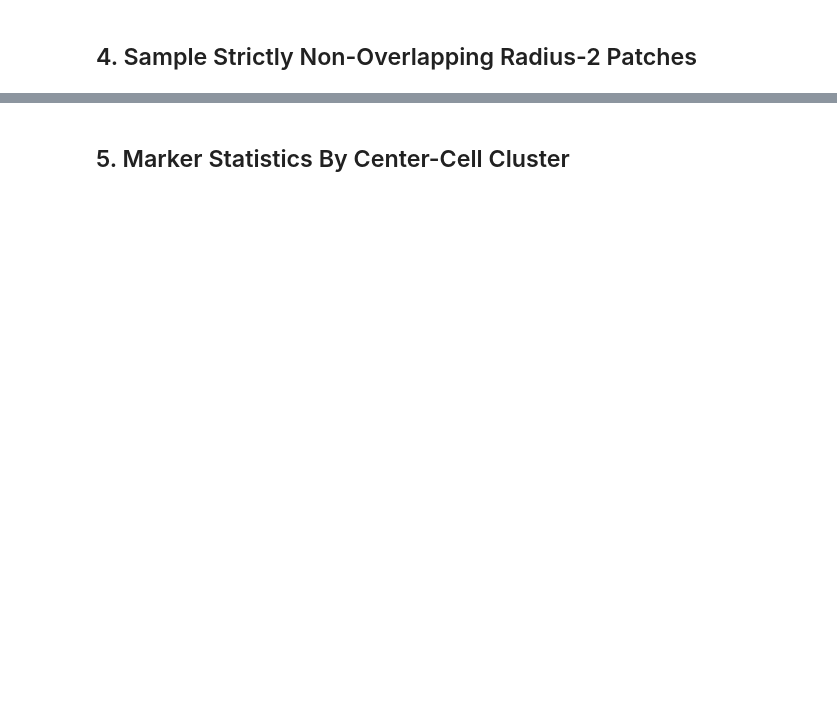
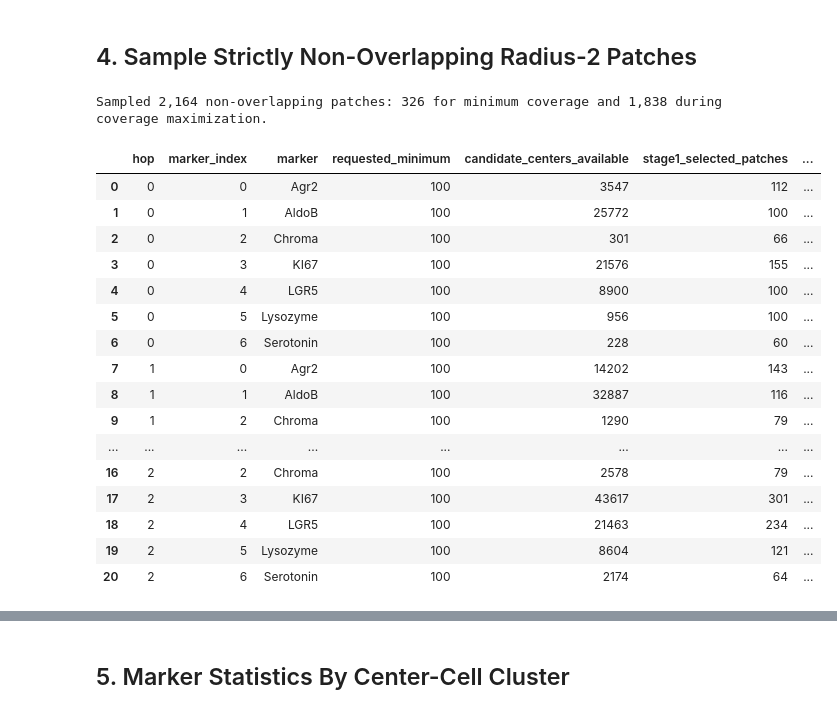
Before and after one commit to fskovbo/organoid_GNN, a Jupyter notebook: experiments/patch_composition_sampling_analysis.ipynb, the cells around one changed output, grey strips where cells are left out. Drawn from its saved outputs; the diff is of its cells as text; code cells hidden in the pictures; blank space fills up the shorter version.

```diff
--- a/experiments/patch_composition_sampling_analysis.ipynb
+++ b/experiments/patch_composition_sampling_analysis.ipynb
@@ -473,27 +726,47 @@ def verify_patch_disjointness(patches):
         used.update(node_set)
     return True
 # %%
+selected_patches, marker_hop_coverage_df, patch_candidates = (
+    sample_two_stage_non_overlapping_patches(
+        g_val_raw,
+        marker_names,
+        radius=PATCH_RADIUS,
+        min_marker_hop_coverage=MIN_MARKER_HOP_COVERAGE,
+        candidate_pool_size=COVERAGE_CANDIDATE_POOL,
+        max_stage2_patches=MAX_STAGE2_PATCHES,
+        seed=PATCH_SEED,
+    )
+)
+if not verify_global_patch_disjointness(selected_patches):
+    raise RuntimeError("The two-stage sampler produced overlapping patches.")
+
+patches_by_graph = {graph_idx: [] for graph_idx in range(len(g_val_raw))}
+for patch in selected_patches:
+    patches_by_graph[patch["graph_index"]].append(patch)
+
 patch_rows = []
 organoid_sampling_rows = []
-
 for graph_idx, graph in enumerate(g_val_raw):
-    patches = sample_non_overlapping_patches(
-        graph,
-        radius=PATCH_RADIUS,
-        seed=PATCH_SEED + graph_idx,
-        n_restarts=PATCH_PACKING_RESTARTS,
+    graph_patches = sorted(
+        patches_by_graph[graph_idx],
+        key=lambda patch: patch["center"],
     )
-    if not verify_patch_disjointness(patches):
-        raise RuntimeError(f"Patch overlap detected in validation graph {graph_idx}.")
-
     x = graph.x.detach().cpu().numpy()
     identity = graph_identity(graph)
-    n_sampled_cells = sum(len(nodes) for _, nodes in patches)
+    n_sampled_cells = sum(len(patch["patch_nodes"]) for patch in graph_patches)
     organoid_sampling_rows.append({
         "graph_index": graph_idx,
         **identity,
         "n_organoid_cells": int(graph.x.shape[0]),
-        "n_patches": len(patches),
+        "n_patches": len(graph_patches),
+        "n_minimum_coverage_patches": sum(
+            patch["sampling_stage"] == "minimum_coverage"
+            for patch in graph_patches
+        ),
+        "n_coverage_maximization_patches": sum(
+            patch["sampling_stage"] == "coverage_maximization"
+            for patch in graph_patches
+        ),
         "n_cells_in_sampled_patches": n_sampled_cells,
         "sampled_cell_fraction": (
             n_sampled_cells / int(graph.x.shape[0])
@@ -503,34 +776,68 @@ for graph_idx, graph in enumerate(g_val_raw):
         "patches_are_node_disjoint": True,
     })
 
-    for patch_index, (center, patch_nodes) in enumerate(patches):
+    for patch_index, patch in enumerate(graph_patches):
+        center = patch["center"]
+        patch_nodes = patch["patch_nodes"]
         patch_x = x[patch_nodes]
         row = {
             "graph_index": graph_idx,
             **identity,
             "patch_index": patch_index,
+            "candidate_id": patch["candidate_id"],
+            "sampling_stage": patch["sampling_stage"],
             "center_node_id": center,
             "center_node_original_id": original_node_id(graph, center),
             "patch_radius": PATCH_RADIUS,
             "patch_node_ids": json.dumps([int(node) for node in patch_nodes]),
             "n_cells_patch": len(patch_nodes),
             "cluster": int(labels_by_graph[graph_idx][center]),
             "center_true_curvature": float(y_true_by_graph[graph_idx][center]),
             "center_predicted_curvature": float(y_pred_by_graph[graph_idx][center]),
         }
         row["center_absolute_error"] = abs(
             row["center_predicted_curvature"] - row["center_true_curvature"]
         )
         for marker_idx, marker in enumerate(marker_names):
             positive = patch_x[:, marker_idx] > 0.5
             row[f"n_marker_{marker_idx}_positive"] = int(positive.sum())
             row[f"frac_marker_{marker_idx}_positive"] = float(positive.mean())
             row[f"center_marker_{marker_idx}_positive"] = int(
                 x[center, marker_idx] > 0.5
             )
+            for hop in range(PATCH_RADIUS + 1):
+                row[f"hop_{hop}_marker_{marker_idx}_present"] = int(
+                    patch["features"][hop, marker_idx]
+                )
         patch_rows.append(row)
 
 patch_df = pd.DataFrame(patch_rows)
 organoid_sampling_df = pd.DataFrame(organoid_sampling_rows)
-print(f"Sampled {len(patch_df):,} non-overlapping patches.")
+print(
+    f"Sampled {len(patch_df):,} non-overlapping patches: "
+    f"{sum(patch['sampling_stage'] == 'minimum_coverage' for patch in selected_patches):,} "
+    "for minimum coverage and "
+    f"{sum(patch['sampling_stage'] == 'coverage_maximization' for patch in selected_patches):,} "
+    "during coverage maximization."
+)
+display(marker_hop_coverage_df)
 display(organoid_sampling_df.describe(include="all"))
+# %% [output]
+Sampled 2,164 non-overlapping patches: 326 for minimum coverage and 1,838 during coverage maximization.
+|  | hop | marker_index | marker | requested_minimum | candidate_centers_available | stage1_selected_patches | ... |
+| 0 | 0 | 0 | Agr2 | 100 | 3547 | 112 | ... |
+| 1 | 0 | 1 | AldoB | 100 | 25772 | 100 | ... |
+| 2 | 0 | 2 | Chroma | 100 | 301 | 66 | ... |
+| 3 | 0 | 3 | KI67 | 100 | 21576 | 155 | ... |
+| 4 | 0 | 4 | LGR5 | 100 | 8900 | 100 | ... |
+| 5 | 0 | 5 | Lysozyme | 100 | 956 | 100 | ... |
+| 6 | 0 | 6 | Serotonin | 100 | 228 | 60 | ... |
+| 7 | 1 | 0 | Agr2 | 100 | 14202 | 143 | ... |
+| 8 | 1 | 1 | AldoB | 100 | 32887 | 116 | ... |
+| 9 | 1 | 2 | Chroma | 100 | 1290 | 79 | ... |
+| ... | ... | ... | ... | ... | ... | ... | ... |
+| 16 | 2 | 2 | Chroma | 100 | 2578 | 79 | ... |
+| 17 | 2 | 3 | KI67 | 100 | 43617 | 301 | ... |
+| 18 | 2 | 4 | LGR5 | 100 | 21463 | 234 | ... |
+| 19 | 2 | 5 | Lysozyme | 100 | 8604 | 121 | ... |
+| 20 | 2 | 6 | Serotonin | 100 | 2174 | 64 | ... |
```
Also changed, not shown: parts of 22 cells of this notebook.
